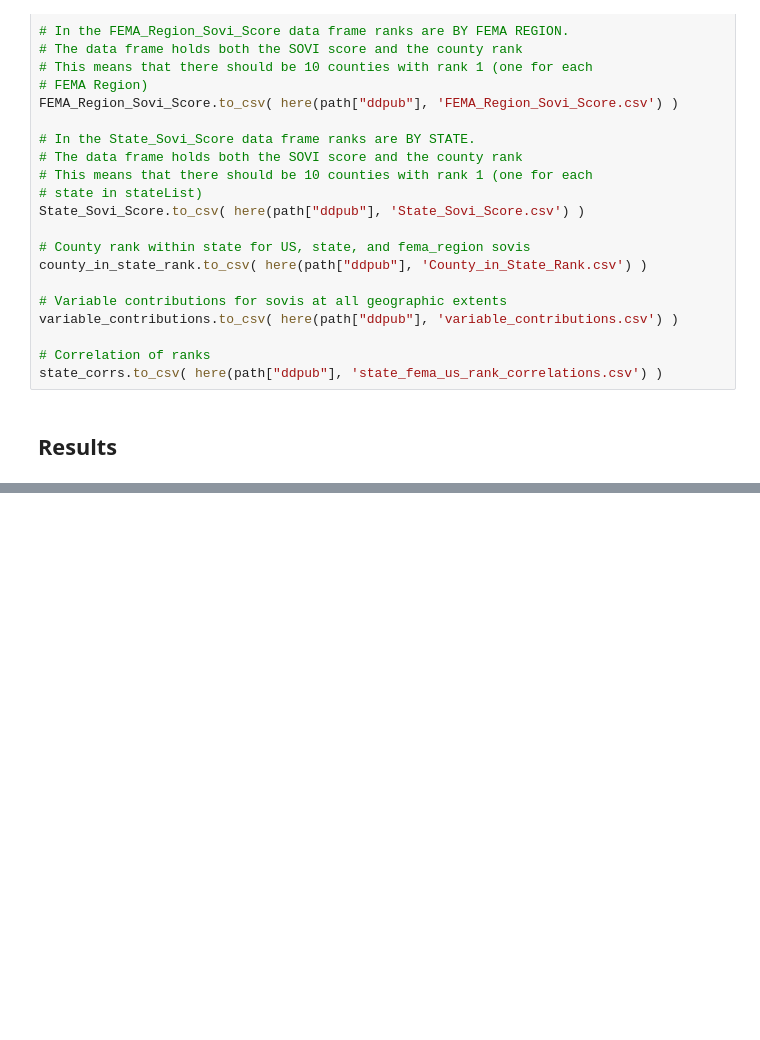
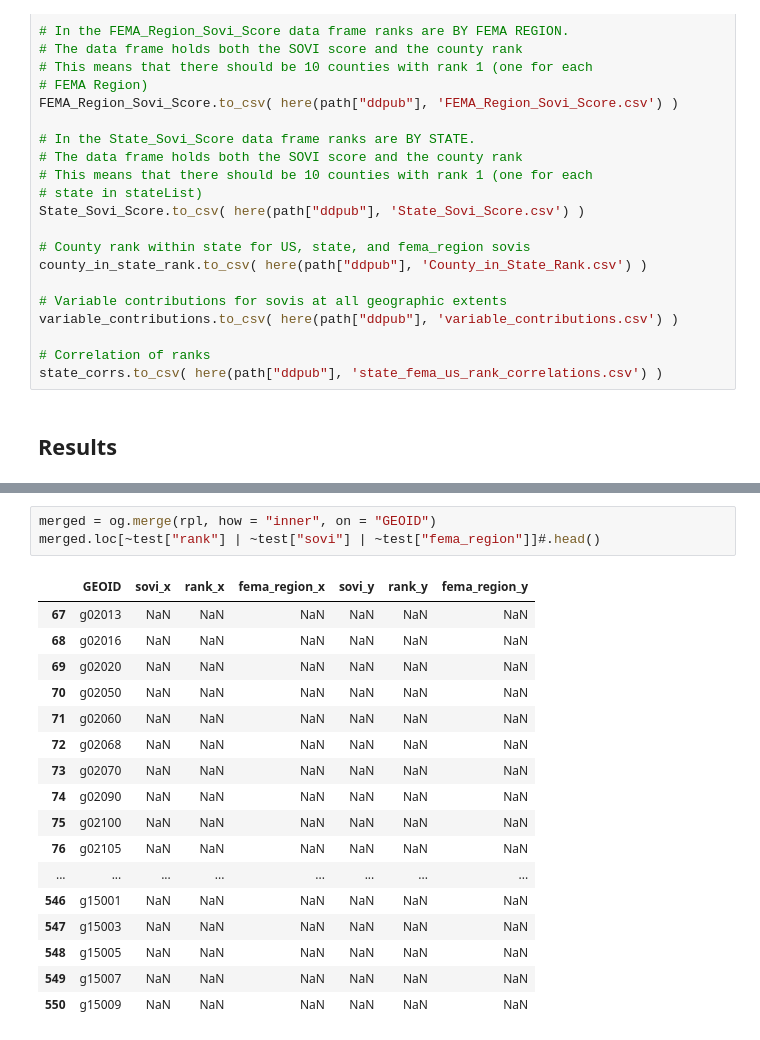
Before and after one commit to HEGSRR/RPl-Spielman-2020, a Jupyter notebook: procedure/code/reproduction/reproduction_report.ipynb, the cells around one changed output, grey strips where cells are left out. Saved outputs shown, nothing was run; the diff lists cells and outputs as text; blank space fills up the shorter version.

```diff
--- a/procedure/code/reproduction/reproduction_report.ipynb
+++ b/procedure/code/reproduction/reproduction_report.ipynb
@@ -1322,0 +1463,21 @@ state_corrs.to_csv( here(path["ddpub"], 'state_fema_us_rank_correlations.csv') )
+# %%
+merged = og.merge(rpl, how = "inner", on = "GEOID")
+merged.loc[~test["rank"] | ~test["sovi"] | ~test["fema_region"]]#.head()
+# %% [output]
+|  | GEOID | sovi_x | rank_x | fema_region_x | sovi_y | rank_y | fema_region_y |
+| 67 | g02013 | NaN | NaN | NaN | NaN | NaN | NaN |
+| 68 | g02016 | NaN | NaN | NaN | NaN | NaN | NaN |
+| 69 | g02020 | NaN | NaN | NaN | NaN | NaN | NaN |
+| 70 | g02050 | NaN | NaN | NaN | NaN | NaN | NaN |
+| 71 | g02060 | NaN | NaN | NaN | NaN | NaN | NaN |
+| 72 | g02068 | NaN | NaN | NaN | NaN | NaN | NaN |
+| 73 | g02070 | NaN | NaN | NaN | NaN | NaN | NaN |
+| 74 | g02090 | NaN | NaN | NaN | NaN | NaN | NaN |
+| 75 | g02100 | NaN | NaN | NaN | NaN | NaN | NaN |
+| 76 | g02105 | NaN | NaN | NaN | NaN | NaN | NaN |
+| ... | ... | ... | ... | ... | ... | ... | ... |
+| 546 | g15001 | NaN | NaN | NaN | NaN | NaN | NaN |
+| 547 | g15003 | NaN | NaN | NaN | NaN | NaN | NaN |
+| 548 | g15005 | NaN | NaN | NaN | NaN | NaN | NaN |
+| 549 | g15007 | NaN | NaN | NaN | NaN | NaN | NaN |
+| 550 | g15009 | NaN | NaN | NaN | NaN | NaN | NaN |
```
Also changed, not shown: parts of 59 cells of this notebook, 33 other files.
